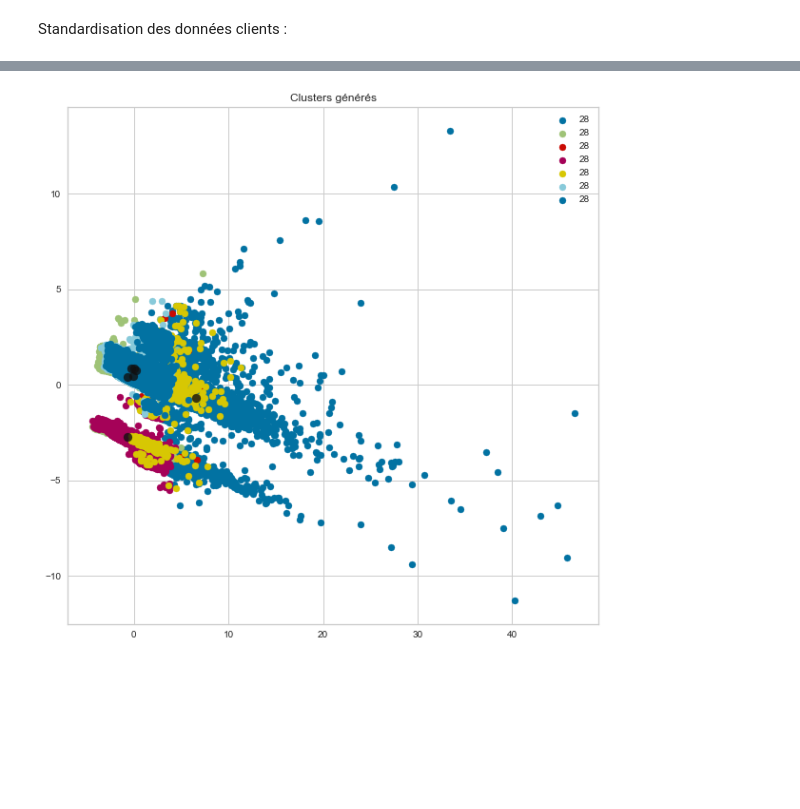
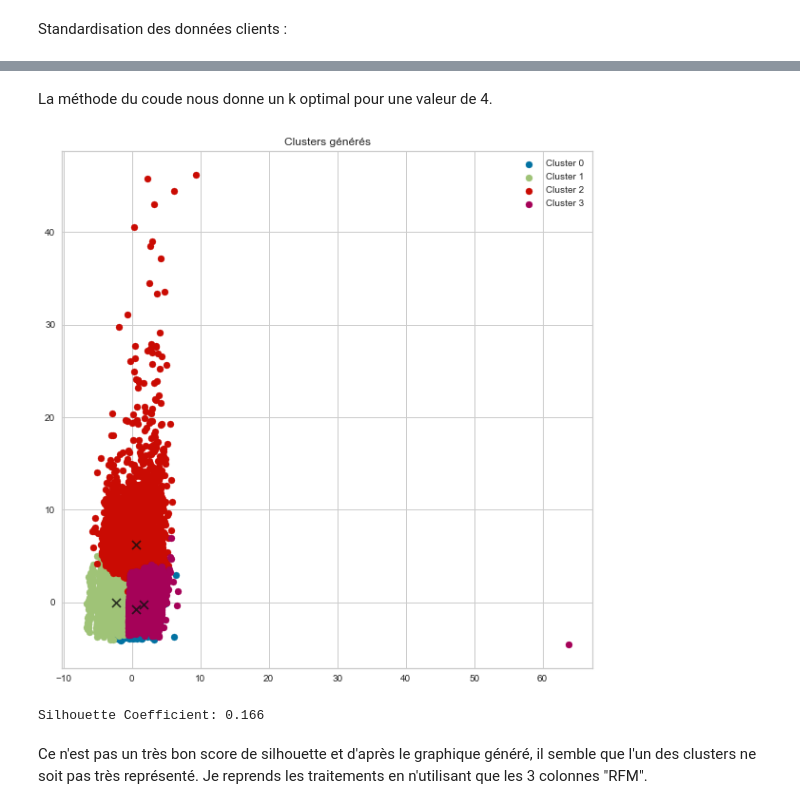
Before and after one commit to JulienGremillot/OpenClassrooms_Ingenieur_Machine_Learning, a Jupyter notebook: Segmentez des clients d'un site e-commerce/Segmentez des clients d'un site e-commerce - 2.ipynb, the cells around one changed output, grey strips where cells are left out. Drawn from its saved outputs; the diff is of its cells as text; code cells hidden in the pictures; blank space fills up the shorter version.

```diff
--- a/Segmentez des clients d'un site e-commerce/Segmentez des clients d'un site e-commerce - 2.ipynb
+++ b/Segmentez des clients d'un site e-commerce/Segmentez des clients d'un site e-commerce - 2.ipynb
@@ -63,0 +63,4 @@ Pour chacune de ces variables on va vérifier la distribution.
+# %%
+clients['time_since_first_order'] = clients['time_since_first_order'] + 1  # +1 contre division par 0
+clients['frequence'] = clients['nb_orders'] / clients['time_since_first_order']
+print(clients['frequence'])
@@ -63,0 +82,2 @@ Pour chacune de ces variables on va vérifier la distribution.
+# %%
+clients["frequence_score"] = pd.qcut(clients["frequence"], 50, labels=np.arange(1, 51)).astype("int")
@@ -171,13 +194,23 @@ La méthode du coude nous donne un k optimal pour une valeur de 7 (même si grap
+# %% [markdown]
+La méthode du coude nous donne un k optimal pour une valeur de 4.
 # %%
-kmeans = cluster.KMeans(n_clusters=7)
+n_clusters = 4
+kmeans = cluster.KMeans(n_clusters=n_clusters)
 label = kmeans.fit_predict(data_pca)
-cluster_centers = kmeans.cluster_centers_
 plt.figure(figsize=(10, 10))
-for l in np.unique(labels):
-    plt.scatter(data_pca[label==l, 0], data_pca[label==l, 1], label = i)
-plt.scatter(cluster_centers[:, 0], cluster_centers[:,1], s=80, alpha=0.8, color='k')
+for i in range(n_clusters):
+    plt.scatter(data_pca[label==i, 0], data_pca[label==i, 1], label = "Cluster " + str(i))
+plt.scatter(kmeans.cluster_centers_[:, 0], kmeans.cluster_centers_[:, 1], s=80, alpha=0.8, color='k', marker="x")
 plt.legend()
 plt.title('Clusters générés')
 plt.show()
 # %% [output]
-[figure, old version]
+[figure, new version]
+# %%
+# Le coefficient de silhouette
+print("Silhouette Coefficient: %0.3f" % sklearn.metrics.silhouette_score(data_pca, kmeans.labels_))
+# %% [output]
+Silhouette Coefficient: 0.166
+# %% [markdown]
+Ce n'est pas un très bon score de silhouette et d'après le graphique généré, il semble que l'un des clusters ne soit pas très représenté.
+Je reprends les traitements en n'utilisant que les 3 colonnes "RFM".
```
Also changed, not shown: parts of 26 cells of this notebook.
